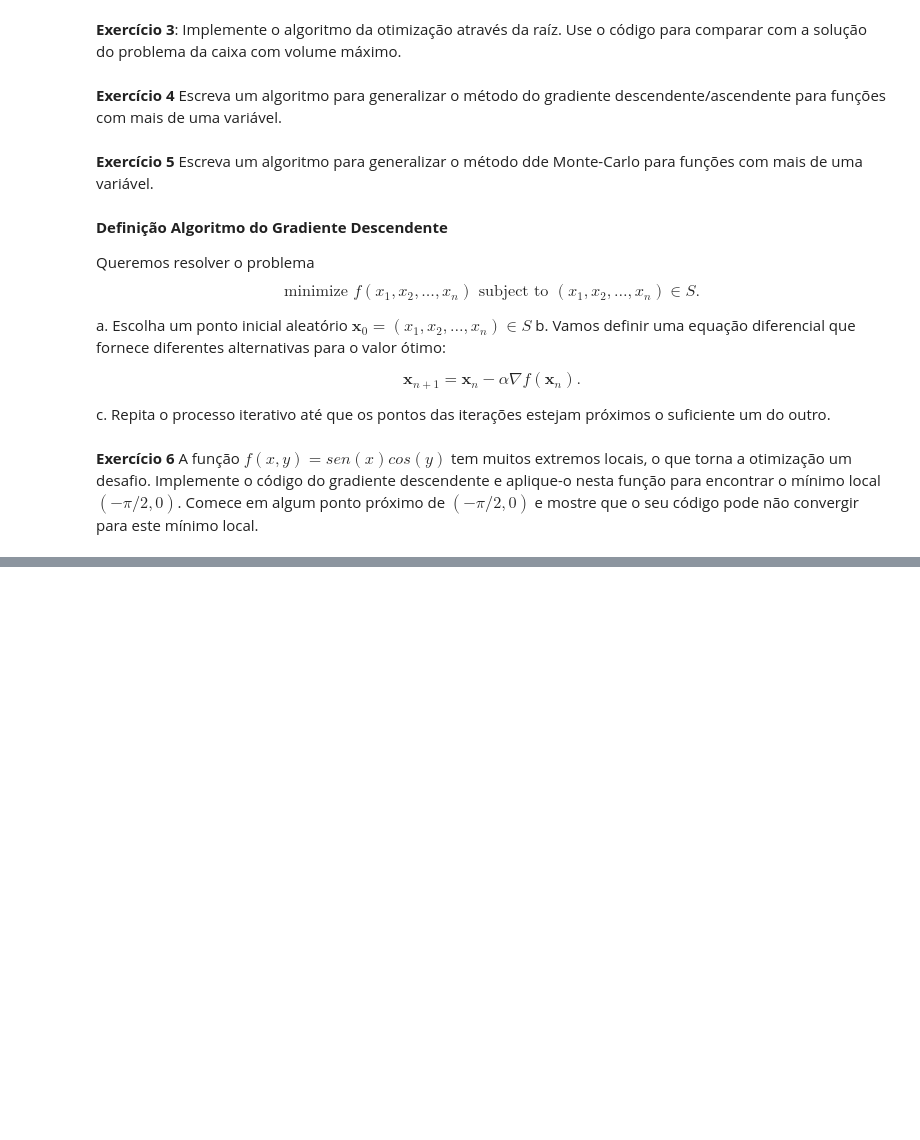
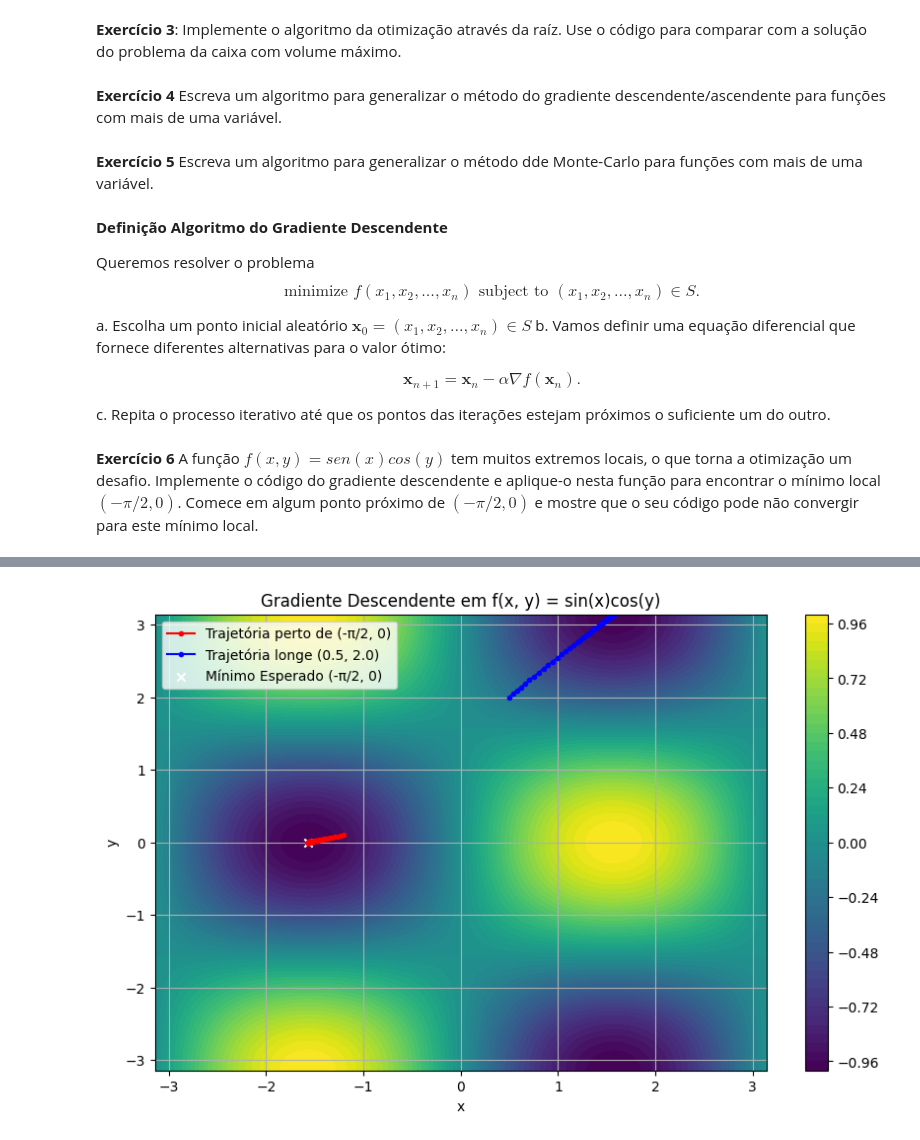
Before and after one commit to DamienNaz/DamienNaz, a Jupyter notebook: Exercício5.ipynb, the cells around one changed output, grey strips where cells are left out. Drawn from its saved outputs; the diff is of its cells as text; code cells hidden in the pictures; blank space fills up the shorter version.

```diff
--- a/Exercício5.ipynb
+++ b/Exercício5.ipynb
@@ -50,0 +277,17 @@ A função $f(x,y) = sen(x)cos(y)$ tem muitos extremos locais, o que torna a oti
+# %%
+# Função objetivo
+def f_example(x):
+    return (x[0] - 2)**2 + (x[1] + 3)**2
+
+# Gradiente da função
+def grad_f_example(x):
+    return np.array([2 * (x[0] - 2), 2 * (x[1] + 3)])
+
+# Ponto inicial
+x0 = np.array([0.0, 0.0])
+
+# Executar o algoritmo
+sol, fval, hist = gradient_descent_multivariate(f_example, grad_f_example, x0, alpha=0.1)
+
+print("Solução encontrada:", sol)
+print("Valor mínimo de f:", fval)
@@ -50,0 +329,67 @@ A função $f(x,y) = sen(x)cos(y)$ tem muitos extremos locais, o que torna a oti
+# %%
+import numpy as np
+import matplotlib.pyplot as plt
+
+# Função objetivo e gradiente
+def f(xy):
+    x, y = xy
+    return np.sin(x) * np.cos(y)
+
+def grad_f(xy):
+    x, y = xy
+    dfdx = np.cos(x) * np.cos(y)
+    dfdy = -np.sin(x) * np.sin(y)
+    return np.array([dfdx, dfdy])
+
+# Gradiente descendente
+def gradient_descent(f, grad_f, x0, alpha=0.1, max_iter=1000, tol=1e-6):
+    x = np.array(x0, dtype=float)
+    history = [x.copy()]
+
+    for _ in range(max_iter):
+        grad = grad_f(x)
+        x_new = x - alpha * grad
+        if np.linalg.norm(x_new - x) < tol:
+            break
+        x = x_new
+        history.append(x.copy())
+
+    return x, f(x), history
+
+# Domínio para visualização
+x_vals = np.linspace(-np.pi, np.pi, 400)
+y_vals = np.linspace(-np.pi, np.pi, 400)
+X, Y = np.meshgrid(x_vals, y_vals)
+Z = np.sin(X) * np.cos(Y)
+
+# Execução 1: próximo de (-π/2, 0)
+x0_close = [-1.2, 0.1]
+x_min_close, f_min_close, hist_close = gradient_descent(f, grad_f, x0_close)
+
+# Execução 2: longe (0.5, 2.0)
+x0_far = [0.5, 2.0]
+x_min_far, f_min_far, hist_far = gradient_descent(f, grad_f, x0_far)
+
+# Converter históricos para array
+hist_close = np.array(hist_close)
+hist_far = np.array(hist_far)
+
+# Visualização
+plt.figure(figsize=(10, 6))
+cp = plt.contourf(X, Y, Z, levels=50, cmap='viridis')
+plt.plot(hist_close[:, 0], hist_close[:, 1], 'r.-', label='Trajetória perto de (-π/2, 0)')
+plt.plot(hist_far[:, 0], hist_far[:, 1], 'b.-', label='Trajetória longe (0.5, 2.0)')
+plt.scatter([-np.pi/2], [0], color='white', marker='x', label='Mínimo Esperado (-π/2, 0)')
+plt.colorbar(cp)
+plt.title("Gradiente Descendente em f(x, y) = sin(x)cos(y)")
+plt.xlabel("x")
+plt.ylabel("y")
+plt.legend()
+plt.grid(True)
+plt.show()
+
+# Resultados
+print(f"Trajetória 1 (próximo): x = {x_min_close}, f(x) = {f_min_close}")
+print(f"Trajetória 2 (distante): x = {x_min_far}, f(x) = {f_min_far}")
+# %% [output]
+[figure, added]
```
Also changed, not shown: parts of 16 cells of this notebook.
